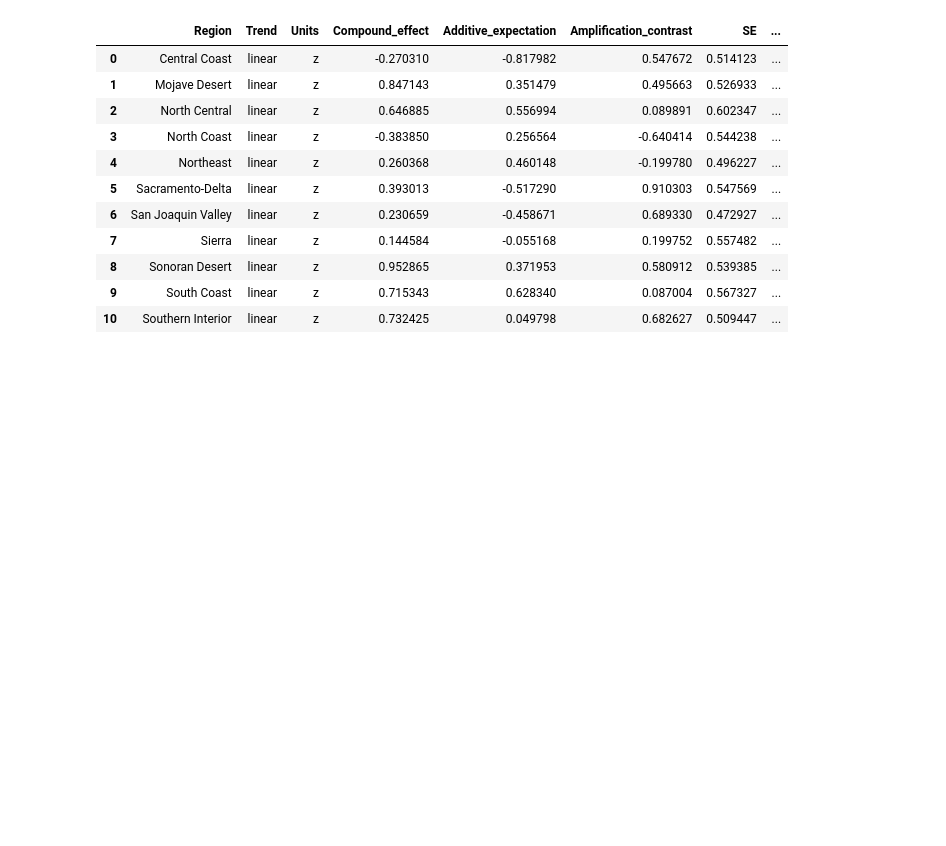
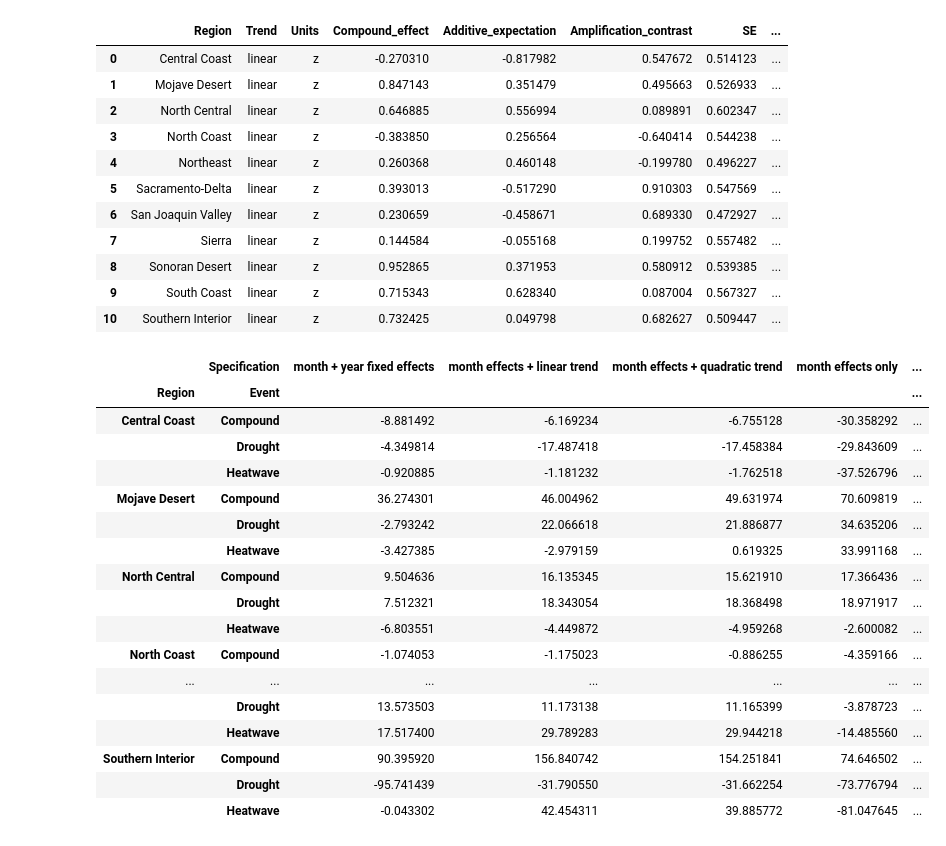
Before and after one commit to farzadasgari/componergy, a Jupyter notebook: notebooks/08-review-analyses.ipynb, the cells around one changed output. Cells and saved outputs as stored; diff of their text form; code cells hidden in the pictures; blank space fills up the shorter version.

Commit message:
add specification robustness notebook cell

```diff
--- a/notebooks/08-review-analyses.ipynb
+++ b/notebooks/08-review-analyses.ipynb
@@ -53,3 +53,25 @@ figure_07
 | 8 | Sonoran Desert | linear | z | 0.952865 | 0.371953 | 0.580912 | 0.539385 | ... |
 | 9 | South Coast | linear | z | 0.715343 | 0.628340 | 0.087004 | 0.567327 | ... |
 | 10 | Southern Interior | linear | z | 0.732425 | 0.049798 | 0.682627 | 0.509447 | ... |
+# %%
+r = table('figure_04', 'specification_robustness')
+r.pivot_table(index=['Region', 'Event'], columns='Specification', values='Delta_native') if not isinstance(r, str) else r
+# %% [output]
+|  | Specification | month + year fixed effects | month effects + linear trend | month effects + quadratic trend | month effects only | ... |
+| Region | Event |  |  |  |  | ... |
+| Central Coast | Compound | -8.881492 | -6.169234 | -6.755128 | -30.358292 | ... |
+|  | Drought | -4.349814 | -17.487418 | -17.458384 | -29.843609 | ... |
+|  | Heatwave | -0.920885 | -1.181232 | -1.762518 | -37.526796 | ... |
+| Mojave Desert | Compound | 36.274301 | 46.004962 | 49.631974 | 70.609819 | ... |
+|  | Drought | -2.793242 | 22.066618 | 21.886877 | 34.635206 | ... |
+|  | Heatwave | -3.427385 | -2.979159 | 0.619325 | 33.991168 | ... |
+| North Central | Compound | 9.504636 | 16.135345 | 15.621910 | 17.366436 | ... |
+|  | Drought | 7.512321 | 18.343054 | 18.368498 | 18.971917 | ... |
+|  | Heatwave | -6.803551 | -4.449872 | -4.959268 | -2.600082 | ... |
+| North Coast | Compound | -1.074053 | -1.175023 | -0.886255 | -4.359166 | ... |
+| ... | ... | ... | ... | ... | ... | ... |
+|  | Drought | 13.573503 | 11.173138 | 11.165399 | -3.878723 | ... |
+|  | Heatwave | 17.517400 | 29.789283 | 29.944218 | -14.485560 | ... |
+| Southern Interior | Compound | 90.395920 | 156.840742 | 154.251841 | 74.646502 | ... |
+|  | Drought | -95.741439 | -31.790550 | -31.662254 | -73.776794 | ... |
+|  | Heatwave | -0.043302 | 42.454311 | 39.885772 | -81.047645 | ... |
```
Also changed, not shown: 1 other file.
